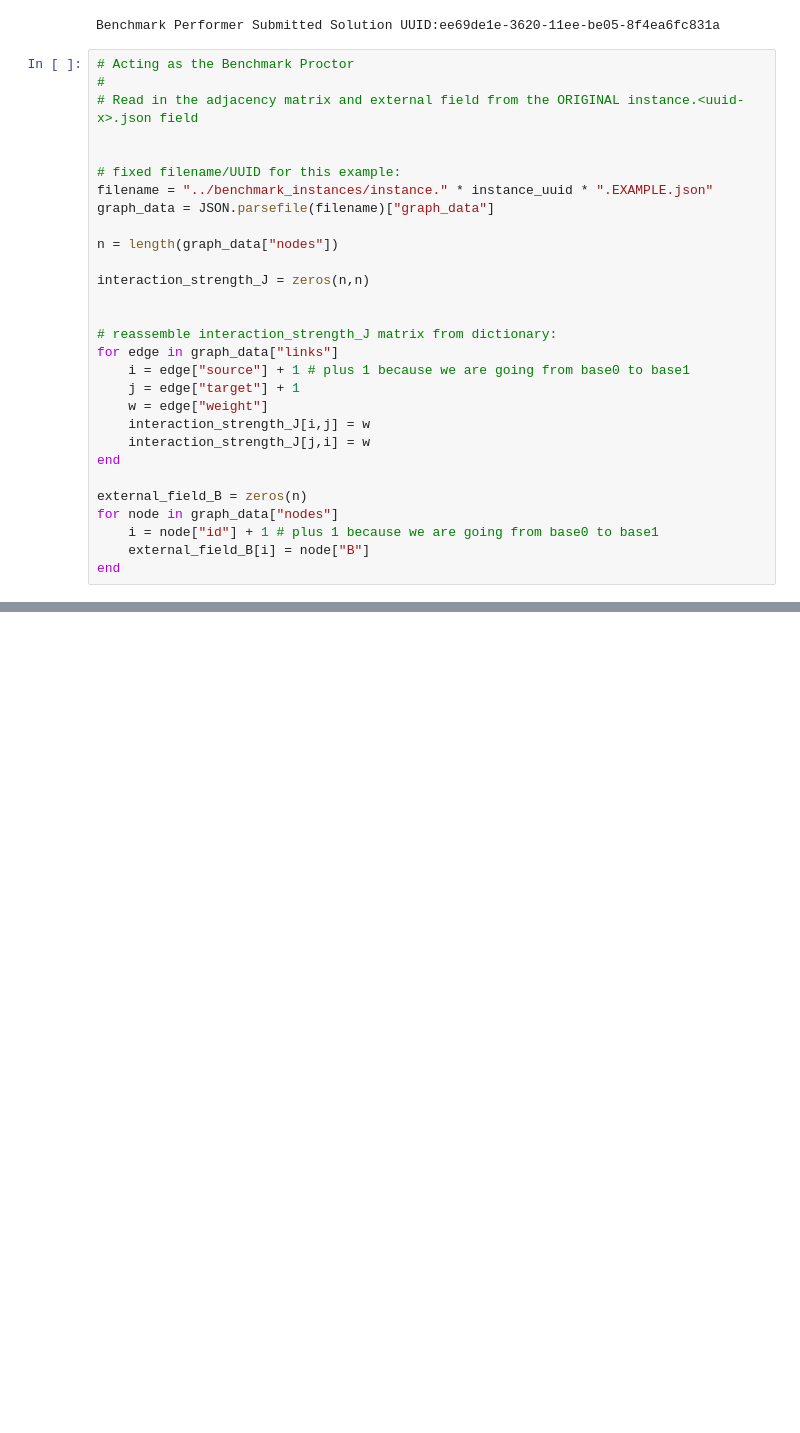
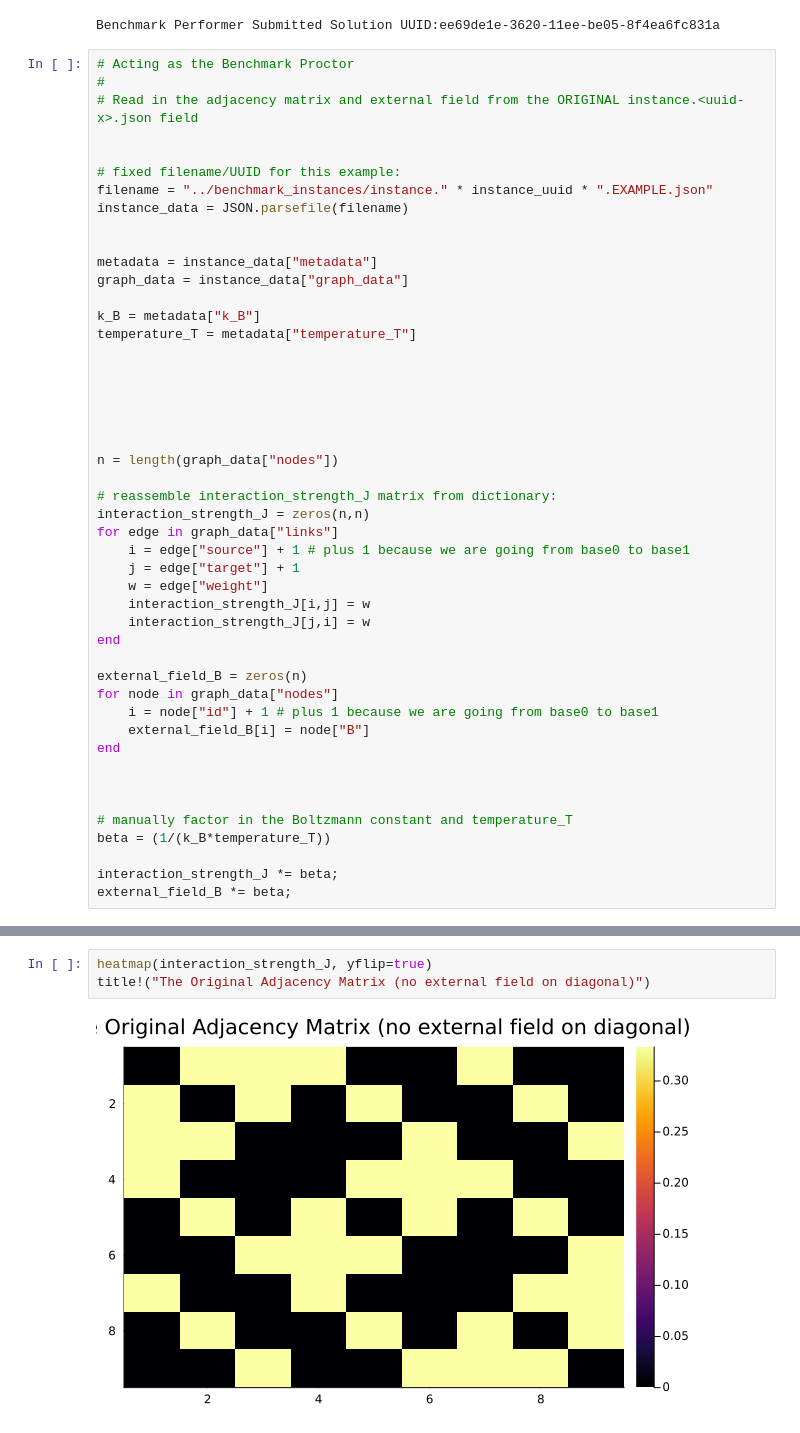
Before and after one commit to jp7745/sampling, a Jupyter notebook: examples/06b_example_benchmark_proctor_workflow.ipynb, the cells around one changed output, grey strips where cells are left out. Saved outputs shown, nothing was run; the diff lists cells and outputs as text; blank space fills up the shorter version.

```diff
--- a/examples/06b_example_benchmark_proctor_workflow.ipynb
+++ b/examples/06b_example_benchmark_proctor_workflow.ipynb
@@ -59,14 +52,24 @@ Benchmark Performer Submitted Solution UUID:ee69de1e-3620-11ee-be05-8f4ea6fc831a
 
 # fixed filename/UUID for this example:
 filename = "../benchmark_instances/instance." * instance_uuid * ".EXAMPLE.json"
-graph_data = JSON.parsefile(filename)["graph_data"]
+instance_data = JSON.parsefile(filename)
+
+
+metadata = instance_data["metadata"]
+graph_data = instance_data["graph_data"]
+
+k_B = metadata["k_B"]
+temperature_T = metadata["temperature_T"]
+
+
+
+
+
 
 n = length(graph_data["nodes"])
 
+# reassemble interaction_strength_J matrix from dictionary:
 interaction_strength_J = zeros(n,n)
-
-
-# reassemble interaction_strength_J matrix from dictionary:
 for edge in graph_data["links"]
     i = edge["source"] + 1 # plus 1 because we are going from base0 to base1
     j = edge["target"] + 1
@@ -80,6 +83,14 @@ for node in graph_data["nodes"]
     i = node["id"] + 1 # plus 1 because we are going from base0 to base1
     external_field_B[i] = node["B"]
 end
+
+
+
+# manually factor in the Boltzmann constant and temperature_T
+beta = (1/(k_B*temperature_T))
+
+interaction_strength_J *= beta;
+external_field_B *= beta;
 # %%
 # Acting as the Benchmark Proctor
 #
@@ -131,0 +120,5 @@ ylabel!("node i index")
+# %%
+heatmap(interaction_strength_J, yflip=true)
+title!("The Original Adjacency Matrix (no external field on diagonal)")
+# %% [output]
+[figure, added]
```
Also changed, not shown: parts of 18 cells of this notebook, 18 other files.
